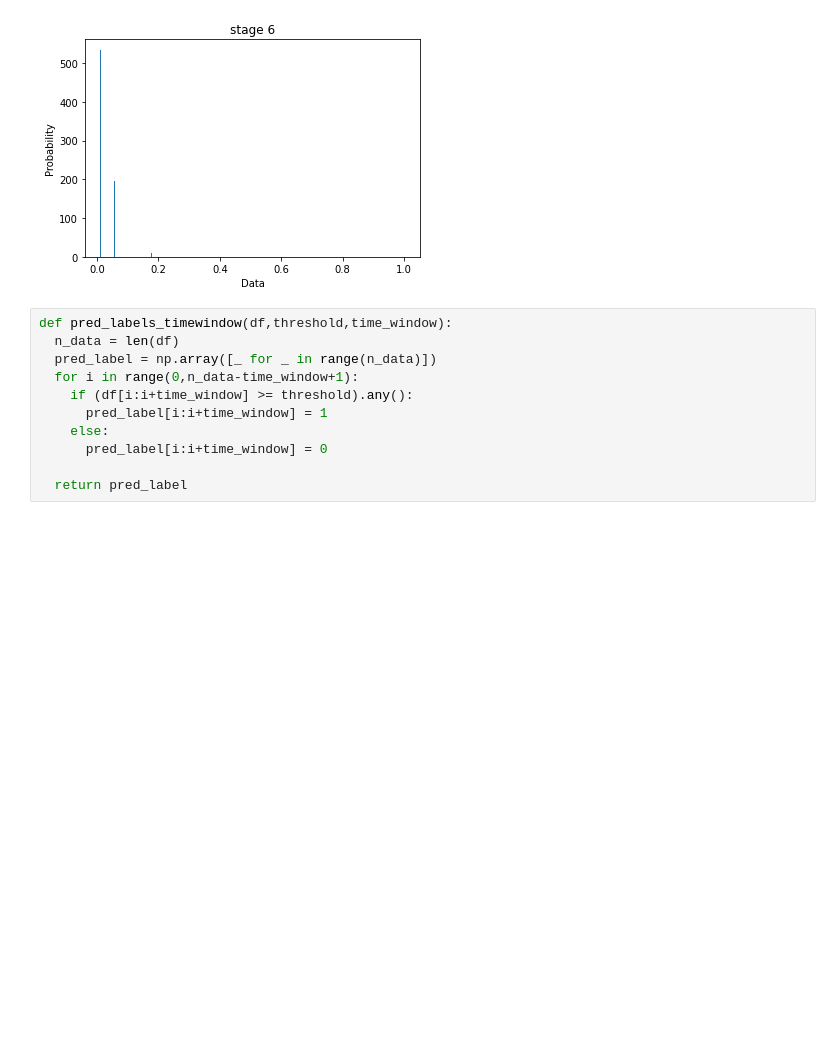
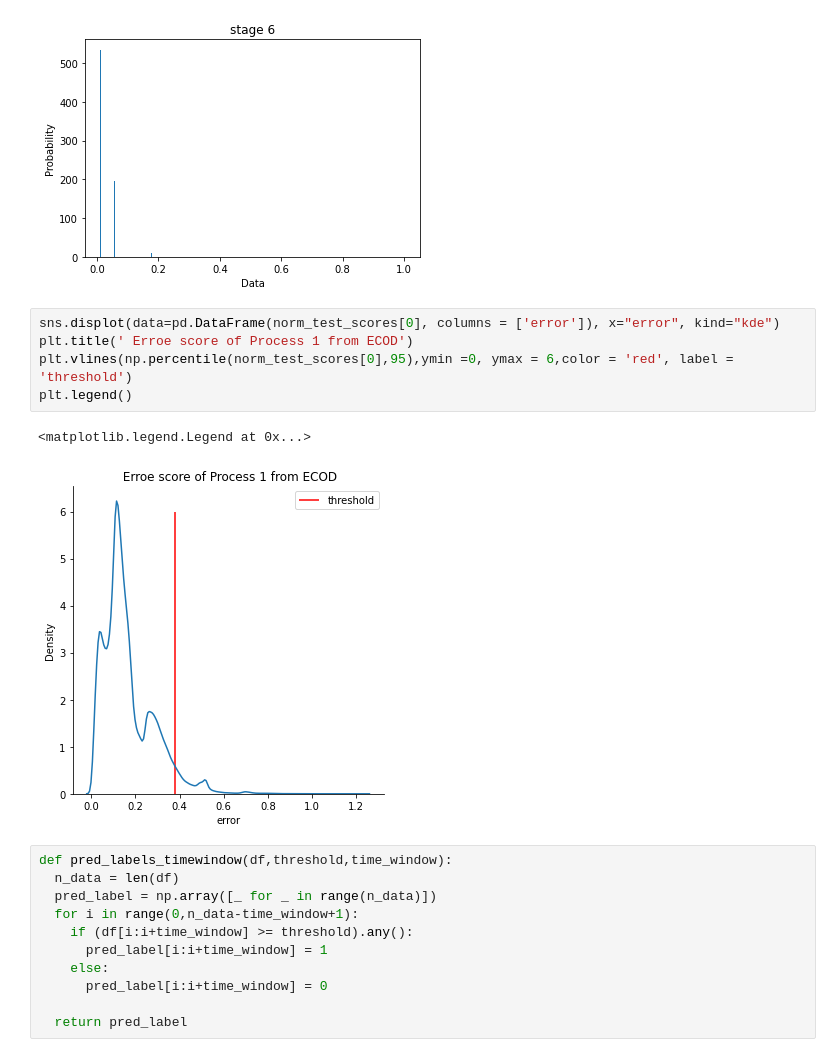
Before and after one commit to Geebigib/Explainable-Anomaly-detection-In-ICS, a Jupyter notebook: Probability_Base_Model_separate_stage.ipynb, the cells around one changed output. Drawn from its saved outputs; the diff is of its cells as text; blank space fills up the shorter version.

```diff
--- a/Probability_Base_Model_separate_stage.ipynb
+++ b/Probability_Base_Model_separate_stage.ipynb
@@ -185,6 +185,14 @@ for i in range(len(norm_test_scores)):
 [figure]
 [figure]
 [figure]
+# %%
+sns.displot(data=pd.DataFrame(norm_test_scores[0], columns = ['error']), x="error", kind="kde")
+plt.title(' Erroe score of Process 1 from ECOD')
+plt.vlines(np.percentile(norm_test_scores[0],95),ymin =0, ymax = 6,color = 'red', label = 'threshold')
+plt.legend()
+# %% [output]
+<matplotlib.legend.Legend at 0x...>
+[figure, added]
 # %%
 def pred_labels_timewindow(df,threshold,time_window):
   n_data = len(df)
```
Also changed, not shown: parts of 39 cells of this notebook.
